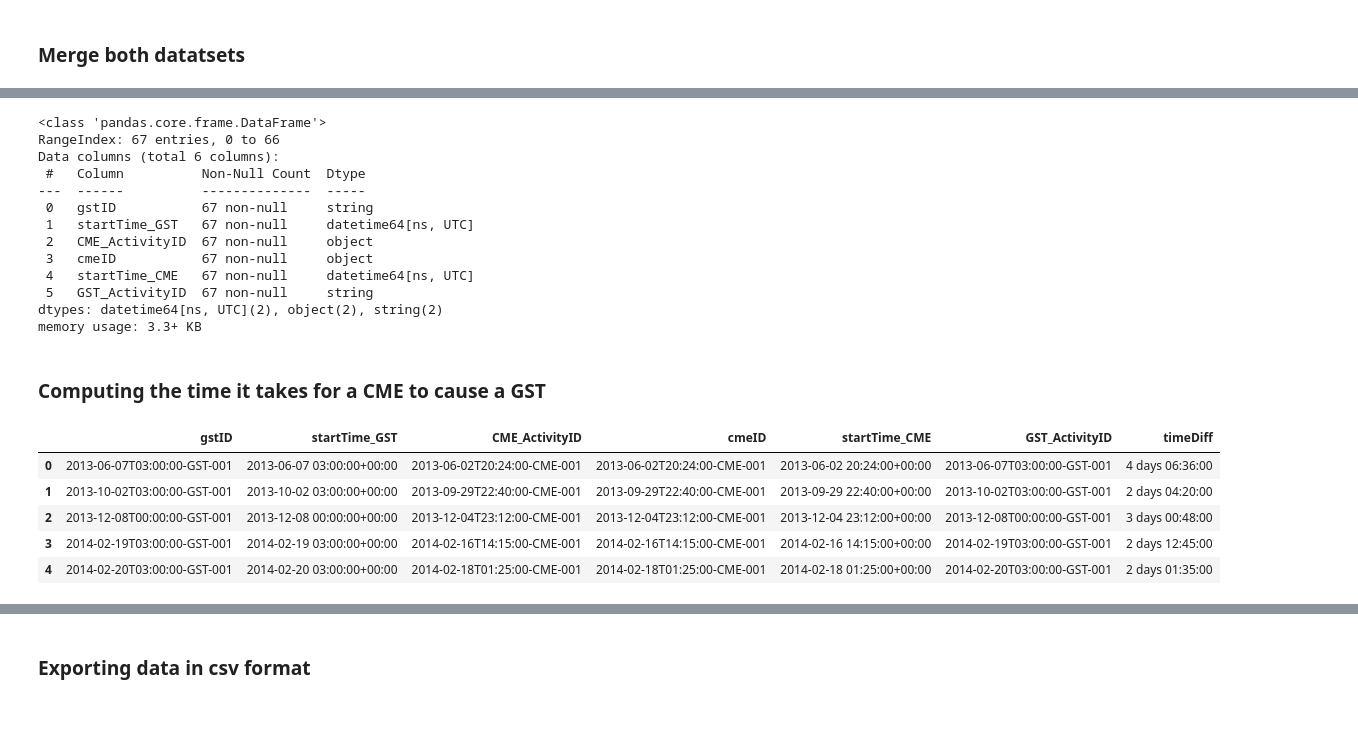
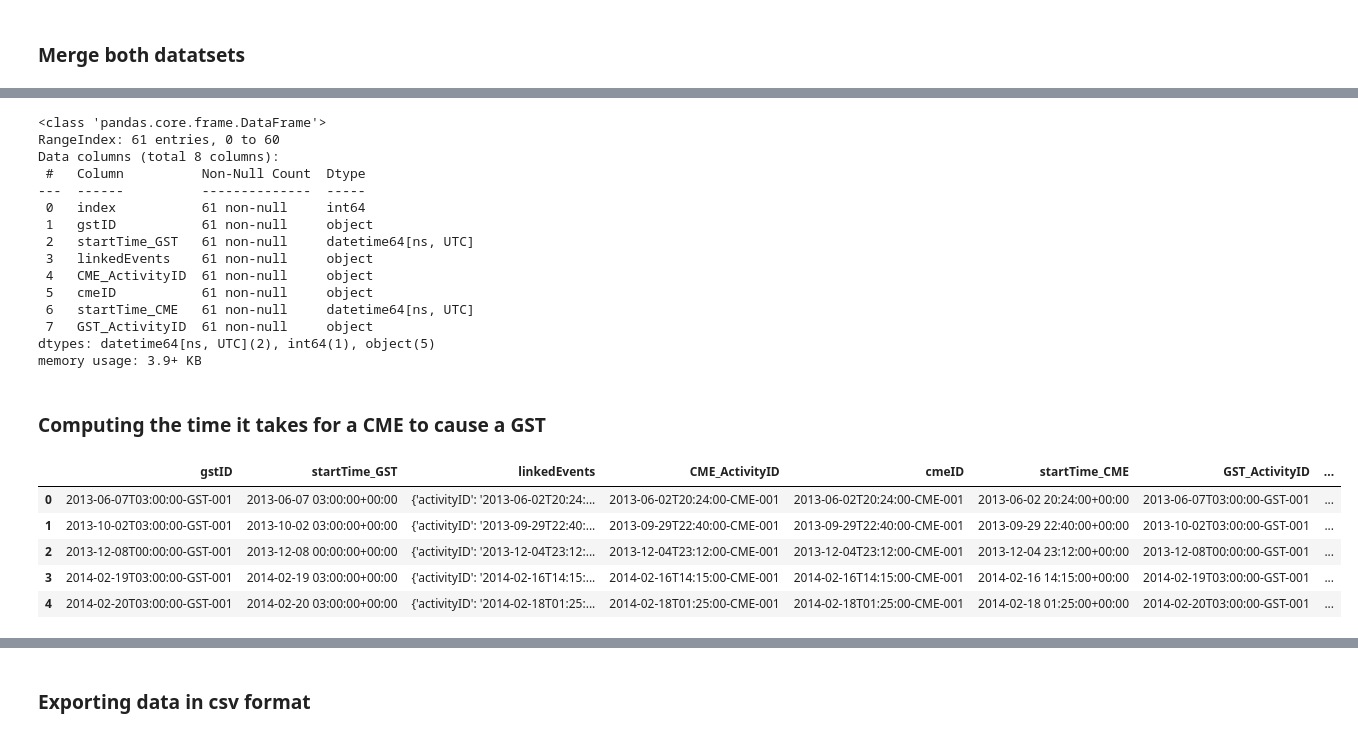
Before and after one commit to DLeifert1007/data-sourcing-challenge, a Jupyter notebook: Starter_Code 4/retrieve_data.ipynb, the cells around one changed output, grey strips where cells are left out. Saved outputs shown, nothing was run; the diff lists cells and outputs as text; code cells hidden in the pictures.

```diff
--- a/Starter_Code 4/retrieve_data.ipynb
+++ b/Starter_Code 4/retrieve_data.ipynb
@@ -230,8 +332,13 @@ end_date   = "2024-05-01"
 # %%
 # Apply the extract_activityID_from_dict function to each row in the 'linkedEvents' column (you can use apply() and a lambda function)
 # and create a new column called 'CME_ActivityID' using loc indexer:
+# Remove rows with missing CME_ActivityID, since we can't assign them to CMEs:
 
-# Remove rows with missing CME_ActivityID, since we can't assign them to CMEs:
+
+CME_ActivityID = new_gst_df['linkedEvents'].apply(lambda x:extract_activityID_from_dict(x))
+new_gst_df.loc[:,'CME_ActivityID']= CME_ActivityID
+new_gst_df = new_gst_df.dropna(subset=['CME_ActivityID'])
+new_gst_df.head()
 # %% [output]
 |  | gstID | startTime | linkedEvents | CME_ActivityID |
 | 0 | 2013-06-01T01:00:00-GST-001 | 2013-06-01T01:00Z | {'activityID': '2013-05-31T15:45:... | 2013-05-31T15:45:00-HSS-001 |
@@ -242,13 +349,30 @@ end_date   = "2024-05-01"
 # %%
 # Convert the 'CME_ActivityID' column to string format
 
+new_gst_df['CME_ActivityID'] = new_gst_df['CME_ActivityID'].astype(str)
+print(new_gst_df.dtypes)
+
 # Convert the 'gstID' column to string format
+
+new_gst_df['gstID'] = new_gst_df['gstID'].astype(str)
+print(new_gst_df.dtypes)
 
 # Convert startTime to datetime format
 
+new_gst_df['startTime'] = pd.to_datetime(new_gst_df['startTime'], utc=True)
+print(new_gst_df.dtypes)
+
 # Rename startTime to startTime_GST
+
+new_name_gst_df = new_gst_df.rename(columns = {'startTime':'startTime_GST'})
+print(new_gst_df.columns)
 
 # Drop linkedEvents
 
+new_name_gst_df.drop(['linkedEvents'], axis=1)
+print(new_expanded_df.columns)
+
 # Verify that all steps were executed correctly
+
+new_name_gst_df.head()
 # %% [output]
@@ -265,4 +402,9 @@ memory usage: 5.2 KB
 # %%
 # We are only interested in GSTs related to CMEs so keep only rows where the CME_ActivityID column contains 'CME'
 # use the method 'contains()' from the str library.
+
+new_name_gst_df = new_name_gst_df[new_name_gst_df['CME_ActivityID'].str.contains('CME', na=False)]
+new_name_gst_df = new_name_gst_df.reset_index()
+
+new_name_gst_df.head()
 # %% [output]
@@ -276,4 +442,12 @@ memory usage: 5.2 KB
 ### Merge both datatsets
 # %%
 # Now merge both datasets using 'gstID' and 'CME_ActivityID' for gst and 'GST_ActivityID' and 'cmeID' for cme. Use the 'left_on' and 'right_on' specifiers.
+
+# Assuming 'gst' and 'cme' are your DataFrames
+
+merged_df = pd.merge(new_name_gst_df, new_expanded_df,
+                     left_on=['gstID', 'CME_ActivityID'],
+                     right_on=['GST_ActivityID', 'cmeID'])
+
+merged_df.head()
 # %% [output]
@@ -286,30 +460,38 @@ memory usage: 5.2 KB
 # %%
 # Verify that the new DataFrame has the same number of rows as cme and gst
+
+merged_df.info()
 # %% [output]
 <class 'pandas.core.frame.DataFrame'>
-RangeIndex: 67 entries, 0 to 66
-Data columns (total 6 columns):
+RangeIndex: 61 entries, 0 to 60
+Data columns (total 8 columns):
  #   Column          Non-Null Count  Dtype
 ---  ------          --------------  -----
- 0   gstID           67 non-null     string
- 1   startTime_GST   67 non-null     datetime64[ns, UTC]
- 2   CME_ActivityID  67 non-null     object
- 3   cmeID           67 non-null     object
- 4   startTime_CME   67 non-null     datetime64[ns, UTC]
- 5   GST_ActivityID  67 non-null     string
-dtypes: datetime64[ns, UTC](2), object(2), string(2)
-memory usage: 3.3+ KB
+ 0   index           61 non-null     int64
+ 1   gstID           61 non-null     object
+ 2   startTime_GST   61 non-null     datetime64[ns, UTC]
+ 3   linkedEvents    61 non-null     object
+ 4   CME_ActivityID  61 non-null     object
+ 5   cmeID           61 non-null     object
+ 6   startTime_CME   61 non-null     datetime64[ns, UTC]
+ 7   GST_ActivityID  61 non-null     object
+dtypes: datetime64[ns, UTC](2), int64(1), object(5)
+memory usage: 3.9+ KB
 # %% [markdown]
 ### Computing the time it takes for a CME to cause a GST
 # %%
 # Compute the time diff between startTime_GST and startTime_CME by creating a new column called `timeDiff`.
+
+merged_df['timeDiff'] = (merged_df['startTime_GST'] - merged_df['startTime_CME']).dt.total_seconds() / 3600
+merged_df = merged_df.drop(columns = 'index')
+merged_df.head()
 # %% [output]
-|  | gstID | startTime_GST | CME_ActivityID | cmeID | startTime_CME | GST_ActivityID | timeDiff |
-| 0 | 2013-06-07T03:00:00-GST-001 | 2013-06-07 03:00:00+00:00 | 2013-06-02T20:24:00-CME-001 | 2013-06-02T20:24:00-CME-001 | 2013-06-02 20:24:00+00:00 | 2013-06-07T03:00:00-GST-001 | 4 days 06:36:00 |
-| 1 | 2013-10-02T03:00:00-GST-001 | 2013-10-02 03:00:00+00:00 | 2013-09-29T22:40:00-CME-001 | 2013-09-29T22:40:00-CME-001 | 2013-09-29 22:40:00+00:00 | 2013-10-02T03:00:00-GST-001 | 2 days 04:20:00 |
-| 2 | 2013-12-08T00:00:00-GST-001 | 2013-12-08 00:00:00+00:00 | 2013-12-04T23:12:00-CME-001 | 2013-12-04T23:12:00-CME-001 | 2013-12-04 23:12:00+00:00 | 2013-12-08T00:00:00-GST-001 | 3 days 00:48:00 |
-| 3 | 2014-02-19T03:00:00-GST-001 | 2014-02-19 03:00:00+00:00 | 2014-02-16T14:15:00-CME-001 | 2014-02-16T14:15:00-CME-001 | 2014-02-16 14:15:00+00:00 | 2014-02-19T03:00:00-GST-001 | 2 days 12:45:00 |
-| 4 | 2014-02-20T03:00:00-GST-001 | 2014-02-20 03:00:00+00:00 | 2014-02-18T01:25:00-CME-001 | 2014-02-18T01:25:00-CME-001 | 2014-02-18 01:25:00+00:00 | 2014-02-20T03:00:00-GST-001 | 2 days 01:35:00 |
+|  | gstID | startTime_GST | linkedEvents | CME_ActivityID | cmeID | startTime_CME | GST_ActivityID | ... |
+| 0 | 2013-06-07T03:00:00-GST-001 | 2013-06-07 03:00:00+00:00 | {'activityID': '2013-06-02T20:24:... | 2013-06-02T20:24:00-CME-001 | 2013-06-02T20:24:00-CME-001 | 2013-06-02 20:24:00+00:00 | 2013-06-07T03:00:00-GST-001 | ... |
+| 1 | 2013-10-02T03:00:00-GST-001 | 2013-10-02 03:00:00+00:00 | {'activityID': '2013-09-29T22:40:... | 2013-09-29T22:40:00-CME-001 | 2013-09-29T22:40:00-CME-001 | 2013-09-29 22:40:00+00:00 | 2013-10-02T03:00:00-GST-001 | ... |
+| 2 | 2013-12-08T00:00:00-GST-001 | 2013-12-08 00:00:00+00:00 | {'activityID': '2013-12-04T23:12:... | 2013-12-04T23:12:00-CME-001 | 2013-12-04T23:12:00-CME-001 | 2013-12-04 23:12:00+00:00 | 2013-12-08T00:00:00-GST-001 | ... |
+| 3 | 2014-02-19T03:00:00-GST-001 | 2014-02-19 03:00:00+00:00 | {'activityID': '2014-02-16T14:15:... | 2014-02-16T14:15:00-CME-001 | 2014-02-16T14:15:00-CME-001 | 2014-02-16 14:15:00+00:00 | 2014-02-19T03:00:00-GST-001 | ... |
+| 4 | 2014-02-20T03:00:00-GST-001 | 2014-02-20 03:00:00+00:00 | {'activityID': '2014-02-18T01:25:... | 2014-02-18T01:25:00-CME-001 | 2014-02-18T01:25:00-CME-001 | 2014-02-18 01:25:00+00:00 | 2014-02-20T03:00:00-GST-001 | ... |
 # %%
 # Use describe() to compute the mean and median time
 # that it takes for a CME to cause a GST.
```
Also changed, not shown: parts of 29 cells of this notebook, 6 other files.
